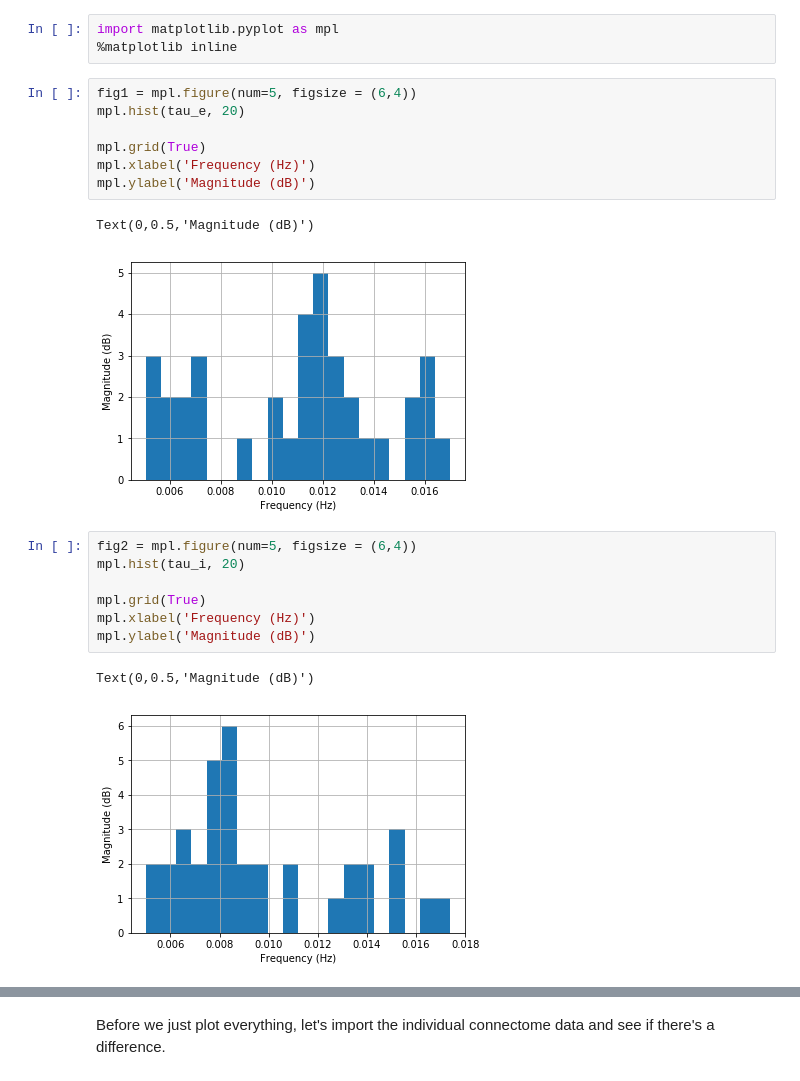
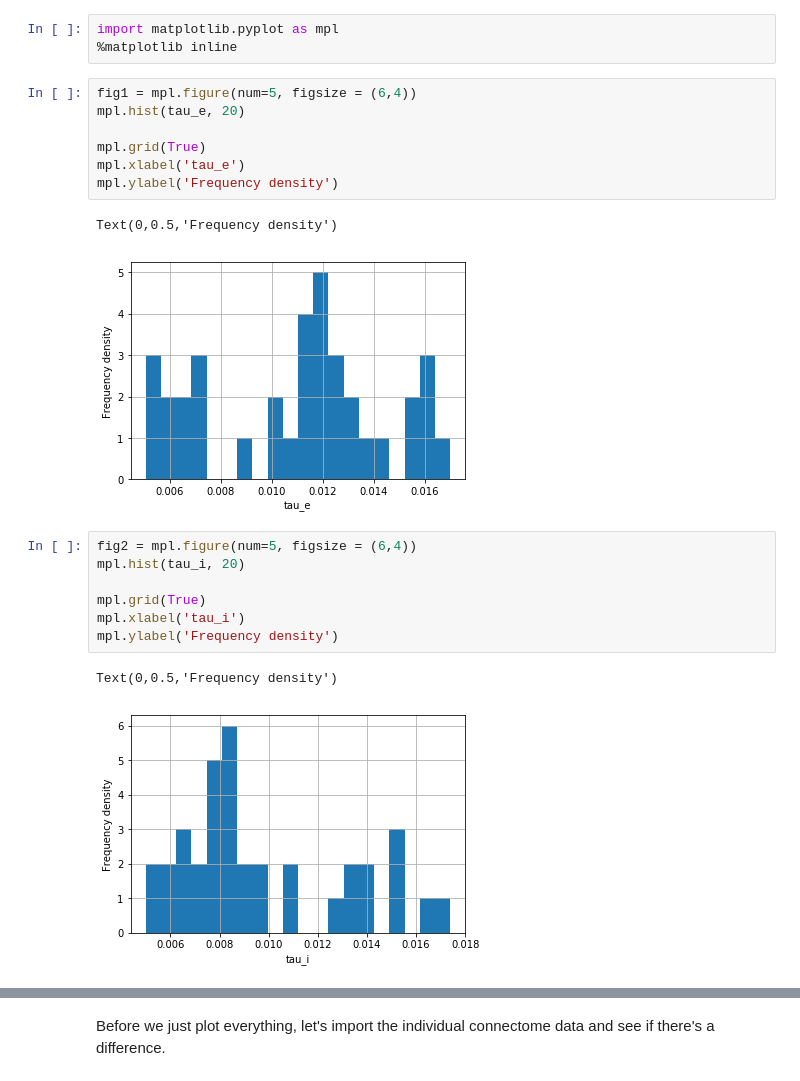
Before and after one commit to Raj-Lab-UCSF/spectrome, a Jupyter notebook: SCFC-spectral-python/SCFC/notebooks/prior-distributions.ipynb, the cells around one changed output, grey strips where cells are left out. Saved outputs shown, nothing was run; the diff lists cells and outputs as text.

```diff
--- a/SCFC-spectral-python/SCFC/notebooks/prior-distributions.ipynb
+++ b/SCFC-spectral-python/SCFC/notebooks/prior-distributions.ipynb
@@ -107,21 +107,21 @@ fig1 = mpl.figure(num=5, figsize = (6,4))
 mpl.hist(tau_e, 20)
 
 mpl.grid(True)
-mpl.xlabel('Frequency (Hz)')
-mpl.ylabel('Magnitude (dB)')
+mpl.xlabel('tau_e')
+mpl.ylabel('Frequency density')
 # %% [output]
-Text(0,0.5,'Magnitude (dB)')
+Text(0,0.5,'Frequency density')
-[figure, old version]
+[figure, new version]
 # %%
 fig2 = mpl.figure(num=5, figsize = (6,4))
 mpl.hist(tau_i, 20)
 
 mpl.grid(True)
-mpl.xlabel('Frequency (Hz)')
-mpl.ylabel('Magnitude (dB)')
+mpl.xlabel('tau_i')
+mpl.ylabel('Frequency density')
 # %% [output]
-Text(0,0.5,'Magnitude (dB)')
+Text(0,0.5,'Frequency density')
-[figure, old version]
+[figure, new version]
 # %%
 fig3 = mpl.figure(num=5, figsize = (6,4))
 mpl.hist(alpha, 20)
```
Also changed, not shown: parts of 39 cells of this notebook.
